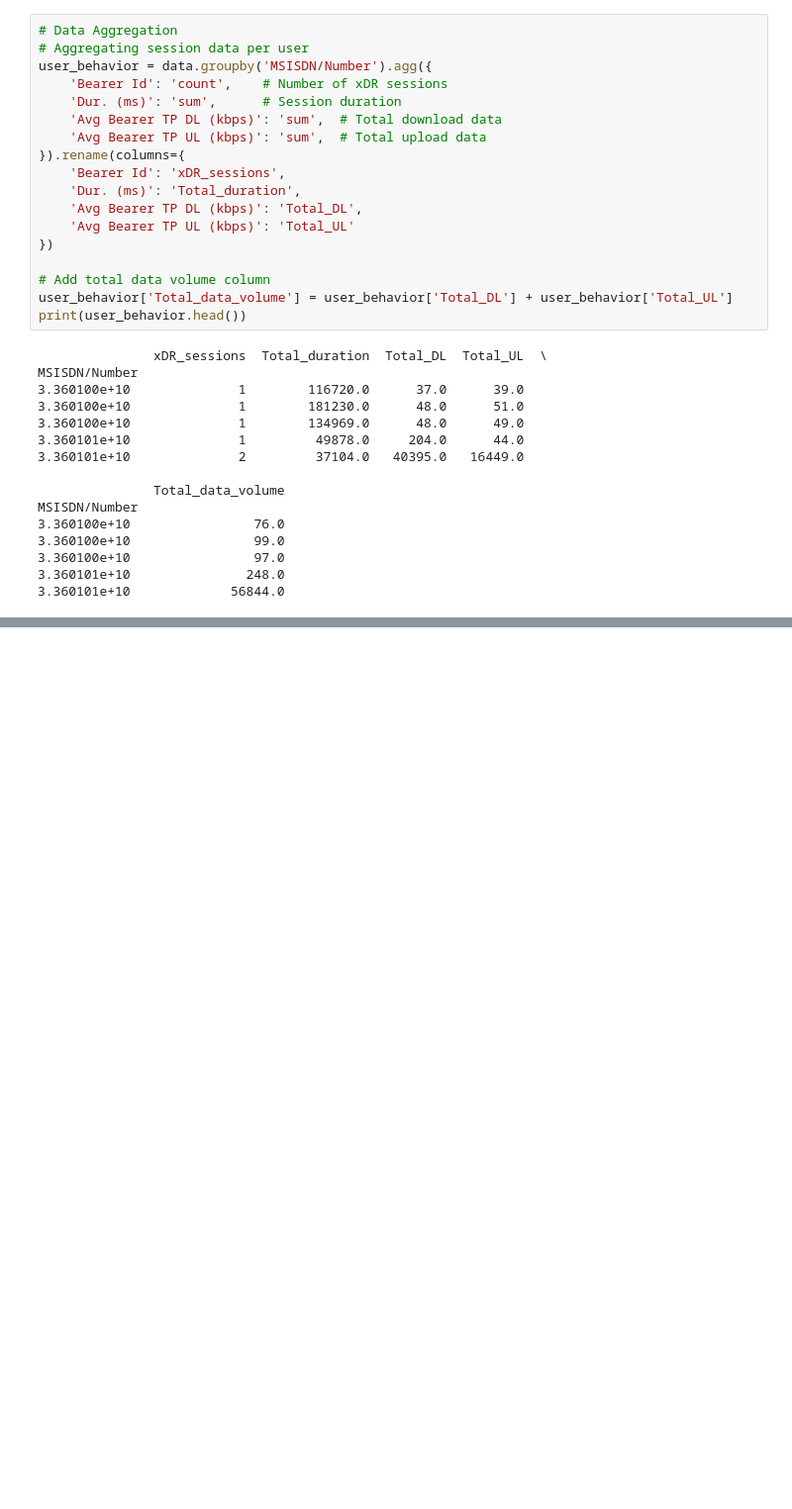
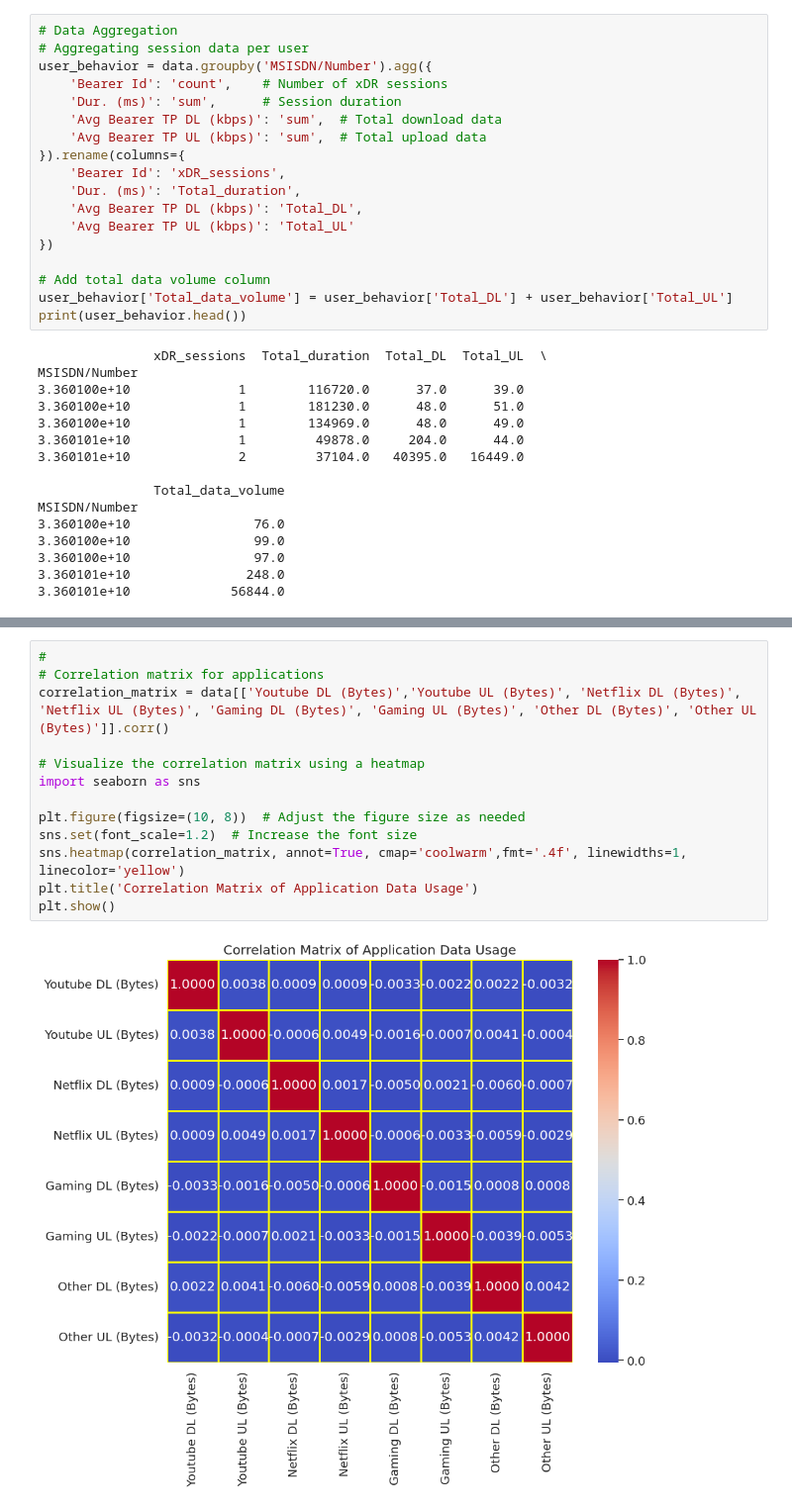
Before and after one commit to amannnnnyyyy/Telecommunication-Analysis-TellCo-, a Jupyter notebook: notebooks/telecom.ipynb, the cells around one changed output, grey strips where cells are left out. Shown: that part at 99% size. Cells and saved outputs as stored; diff of their text form; blank space fills up the shorter version.

```diff
--- a/notebooks/telecom.ipynb
+++ b/notebooks/telecom.ipynb
@@ -176,0 +355,15 @@ MSISDN/Number
+# %%
+#
+# Correlation matrix for applications
+correlation_matrix = data[['Youtube DL (Bytes)','Youtube UL (Bytes)', 'Netflix DL (Bytes)', 'Netflix UL (Bytes)', 'Gaming DL (Bytes)', 'Gaming UL (Bytes)', 'Other DL (Bytes)', 'Other UL (Bytes)']].corr()
+
+# Visualize the correlation matrix using a heatmap
+import seaborn as sns
+
+plt.figure(figsize=(10, 8))  # Adjust the figure size as needed
+sns.set(font_scale=1.2)  # Increase the font size
+sns.heatmap(correlation_matrix, annot=True, cmap='coolwarm',fmt='.4f', linewidths=1, linecolor='yellow')
+plt.title('Correlation Matrix of Application Data Usage')
+plt.show()
+# %% [output]
+[figure, added]
```
Also changed, not shown: parts of 12 cells of this notebook.
